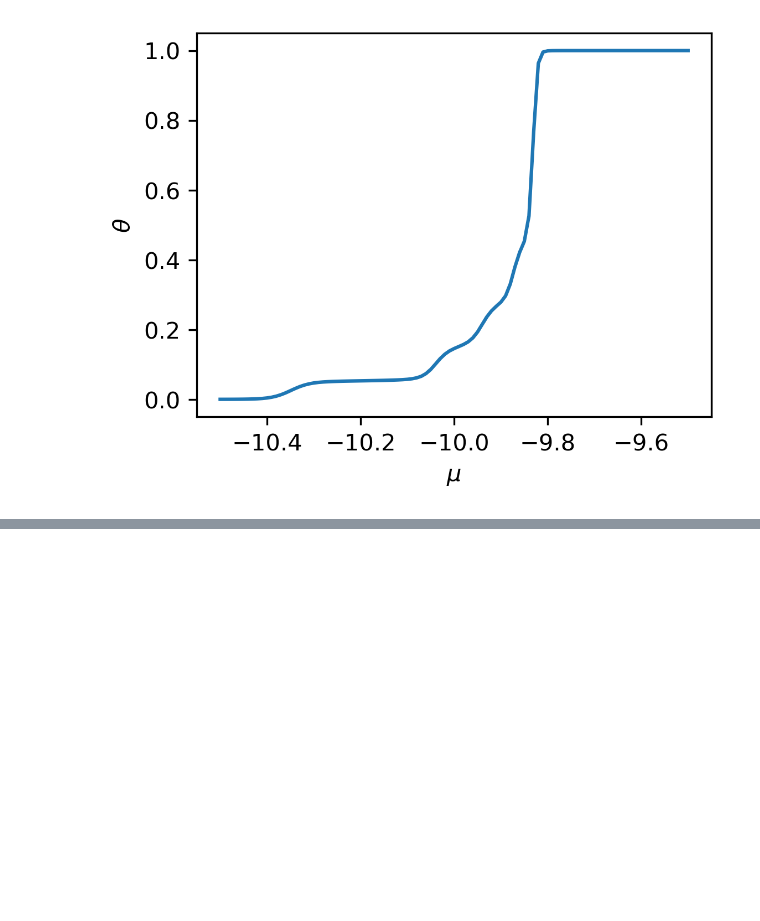
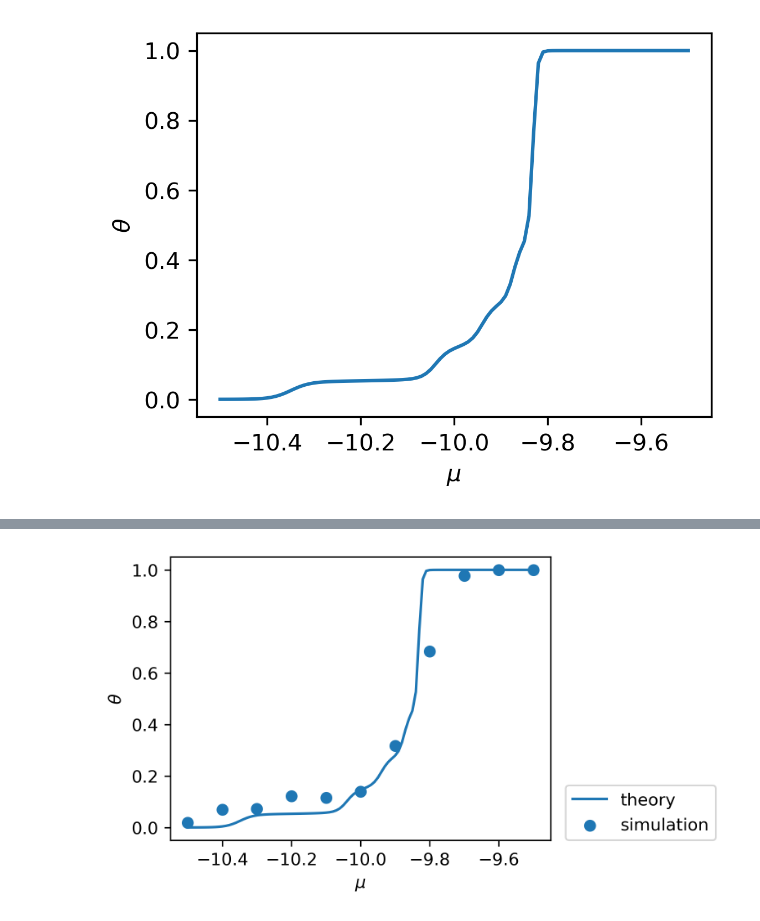
Before and after one commit to JosephWakim/NucleoArr, a Jupyter notebook: examples/theoretical_isotherms.ipynb, the cells around one changed output, grey strips where cells are left out. Cells and saved outputs as stored; diff of their text form; code cells hidden in the pictures; blank space fills up the shorter version.

Commit message:
validating theoretical isotherms with binding simulations

```diff
--- a/examples/theoretical_isotherms.ipynb
+++ b/examples/theoretical_isotherms.ipynb
@@ -33,7 +34,6 @@ from sliding_nucleosome import mc
 # Specify physical parameters
 J = np.atleast_2d([-3.92])
 B = np.atleast_2d([-1.5])
-mu = np.array([-9.5])
 
 # Generate a methylation sequence
 n_beads = 500
@@ -211,0 +220,4 @@ plt.show()
+# %%
+# Specify simulation parameters
+n_snaps = 100
+n_steps_per_snap = 1000
@@ -211,0 +275,17 @@ plt.show()
+# %%
+# Calculate binding fractions from simulations
+theta_sims = {
+    mu: np.sum(sigma.flatten()) / (2 * sigma.shape[0])
+    for mu, sigma in all_sigma_sim.items()
+}
+
+# Plot the binding isotherm from analytical theory against simulated binding
+plt.figure(figsize=(4,3), dpi=300)
+plt.plot(all_mu, thetas, label="theory")
+plt.scatter(list(theta_sims.keys()), list(theta_sims.values()), label="simulation")
+plt.xlabel(r"$\mu$")
+plt.ylabel(r"$\theta$")
+plt.legend(loc=(1.04, 0))
+plt.show()
+# %% [output]
+[figure, added]
```
Also changed, not shown: parts of 4 cells of this notebook.
